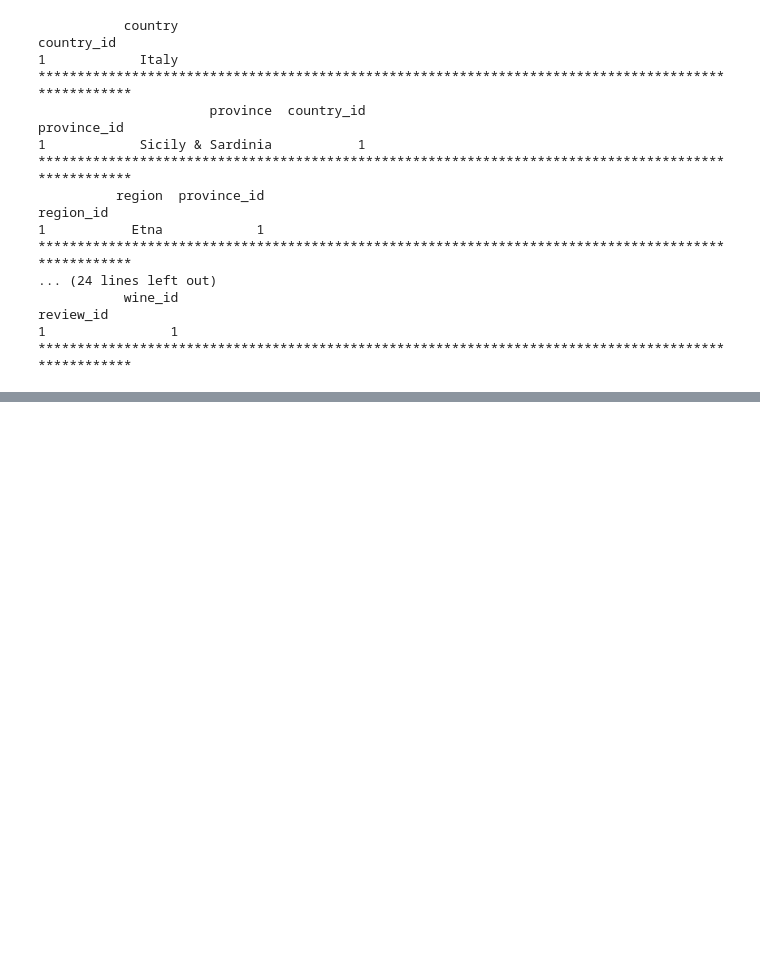
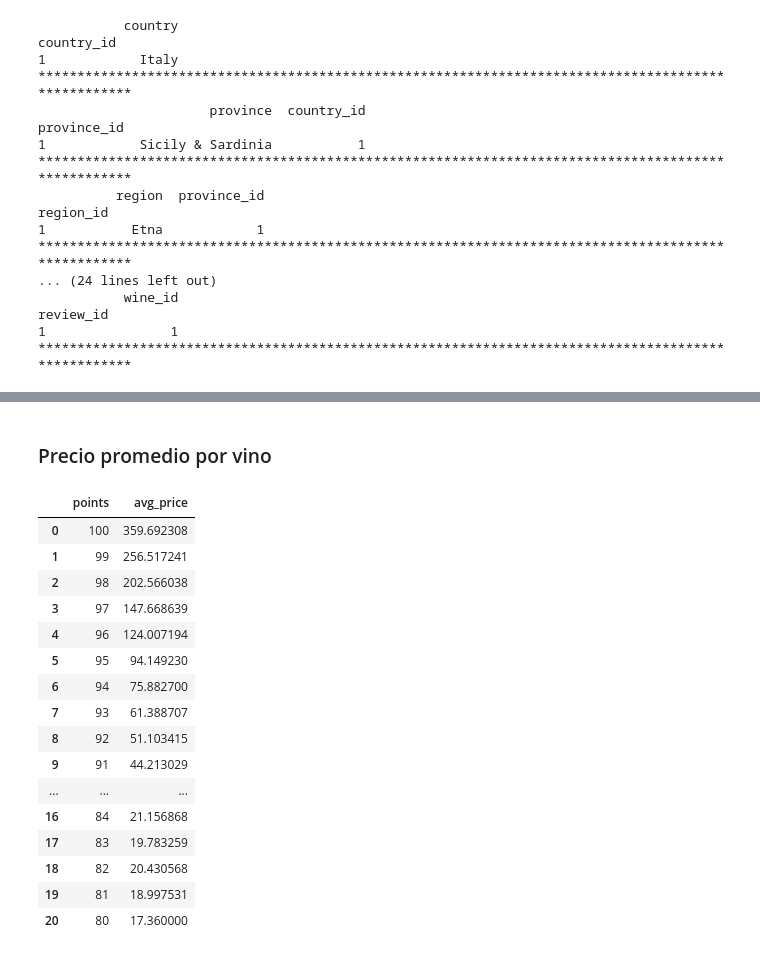
Before and after one commit to fowardelcac/Tp2_sem, a Jupyter notebook: proccess_df_to_ddb.ipynb, the cells around one changed output, grey strips where cells are left out. Drawn from its saved outputs; the diff is of its cells as text; code cells hidden in the pictures; blank space fills up the shorter version.

```diff
--- a/proccess_df_to_ddb.ipynb
+++ b/proccess_df_to_ddb.ipynb
@@ -132,0 +137,7 @@ review_id
+# %%
+table_names = ['country', 'province', 'region', 'variety', 'winery', 'taster', 'wine', 'review']
+
+conexion = sqlite3.connect('WINE_DDB.db')
+with conexion:
+  for i, table_name in enumerate(table_names):
+    tables_list[i].to_sql(name=table_name, con=conexion, if_exists='replace', index=True)
@@ -132,0 +225,28 @@ review_id
+# %% [markdown]
+### Precio promedio por vino
+# %%
+query2 = """
+SELECT points, AVG(price) AS avg_price
+FROM wine
+GROUP BY points
+ORDER BY points DESC;
+"""
+pd.read_sql(query2, conexion)
+# %% [output]
+|  | points | avg_price |
+| 0 | 100 | 359.692308 |
+| 1 | 99 | 256.517241 |
+| 2 | 98 | 202.566038 |
+| 3 | 97 | 147.668639 |
+| 4 | 96 | 124.007194 |
+| 5 | 95 | 94.149230 |
+| 6 | 94 | 75.882700 |
+| 7 | 93 | 61.388707 |
+| 8 | 92 | 51.103415 |
+| 9 | 91 | 44.213029 |
+| ... | ... | ... |
+| 16 | 84 | 21.156868 |
+| 17 | 83 | 19.783259 |
+| 18 | 82 | 20.430568 |
+| 19 | 81 | 18.997531 |
+| 20 | 80 | 17.360000 |
```
Also changed, not shown: parts of 14 cells of this notebook.
